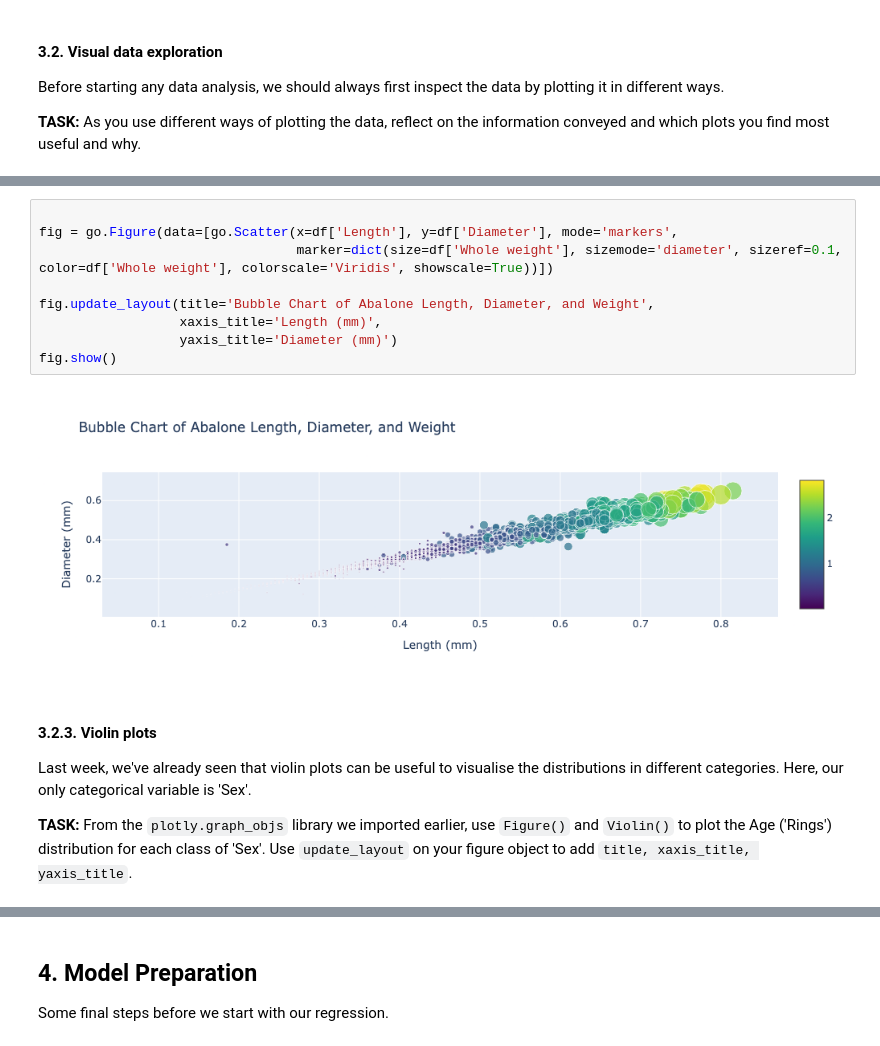
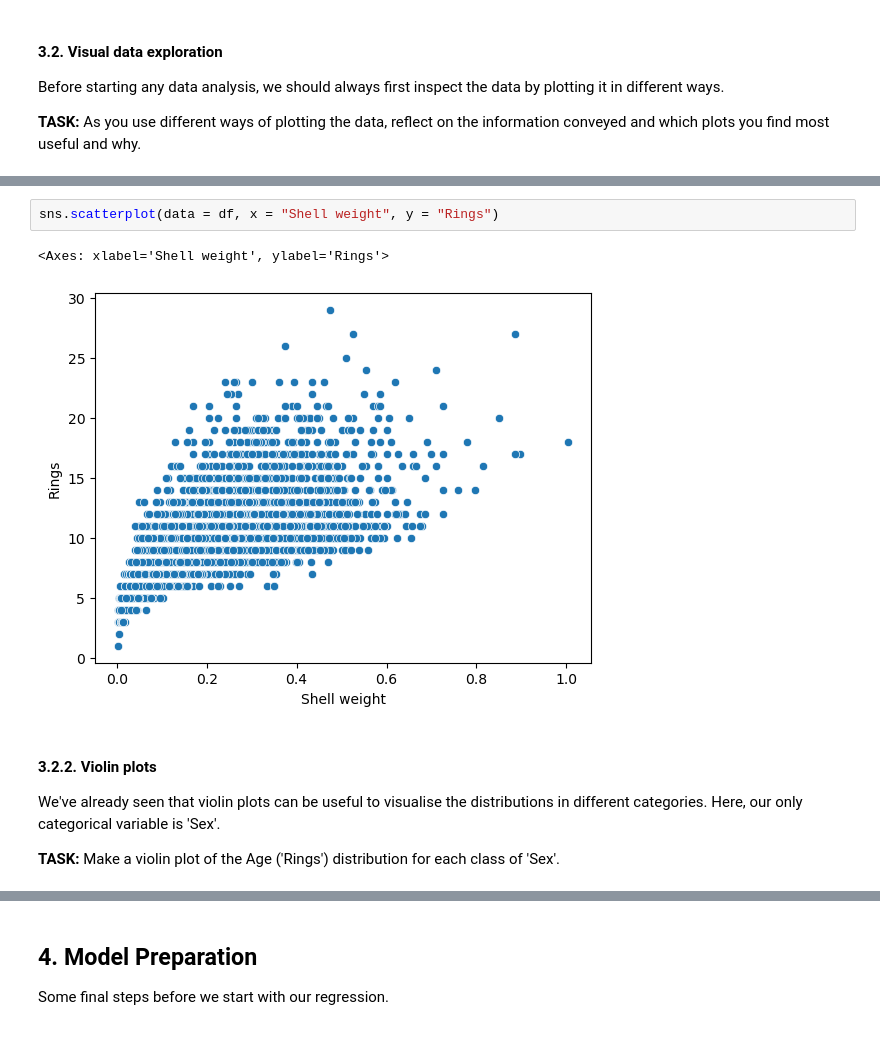
Before and after one commit to edinburgh-bto/2025-DExB2, a Jupyter notebook: Week_06/class-12-notebook-multiple-regression-answers.ipynb, the cells around one changed output, grey strips where cells are left out. Cells and saved outputs as stored; diff of their text form.

````diff
--- a/Week_06/class-12-notebook-multiple-regression-answers.ipynb
+++ b/Week_06/class-12-notebook-multiple-regression-answers.ipynb
@@ -240,17 +242,11 @@
-# %%
-
-fig = go.Figure(data=[go.Scatter(x=df['Length'], y=df['Diameter'], mode='markers',
-                                 marker=dict(size=df['Whole weight'], sizemode='diameter', sizeref=0.1, color=df['Whole weight'], colorscale='Viridis', showscale=True))])
-
-fig.update_layout(title='Bubble Chart of Abalone Length, Diameter, and Weight',
-                  xaxis_title='Length (mm)',
-                  yaxis_title='Diameter (mm)')
-fig.show()
-# %% [output]
-[figure, removed]
+# %%
+sns.scatterplot(data = df, x = "Shell weight", y = "Rings")
+# %% [output]
+<Axes: xlabel='Shell weight', ylabel='Rings'>
+[figure, added]
 # %% [markdown]
-#### 3.2.3. Violin plots
+#### 3.2.2. Violin plots
 
-Last week, we've already seen that violin plots can be useful to visualise the distributions in different categories. Here, our only categorical variable is 'Sex'.
+We've already seen that violin plots can be useful to visualise the distributions in different categories. Here, our only categorical variable is 'Sex'.
 
-**TASK:** From the ```plotly.graph_objs``` library we imported earlier, use ```Figure()``` and ```Violin()``` to plot the Age ('Rings') distribution for each class of 'Sex'. Use ```update_layout``` on your figure object to add ```title, xaxis_title, yaxis_title```.
+**TASK:** Make a violin plot of the Age ('Rings') distribution for each class of 'Sex'.
````
Also changed, not shown: parts of 57 cells of this notebook, 2 other files.
